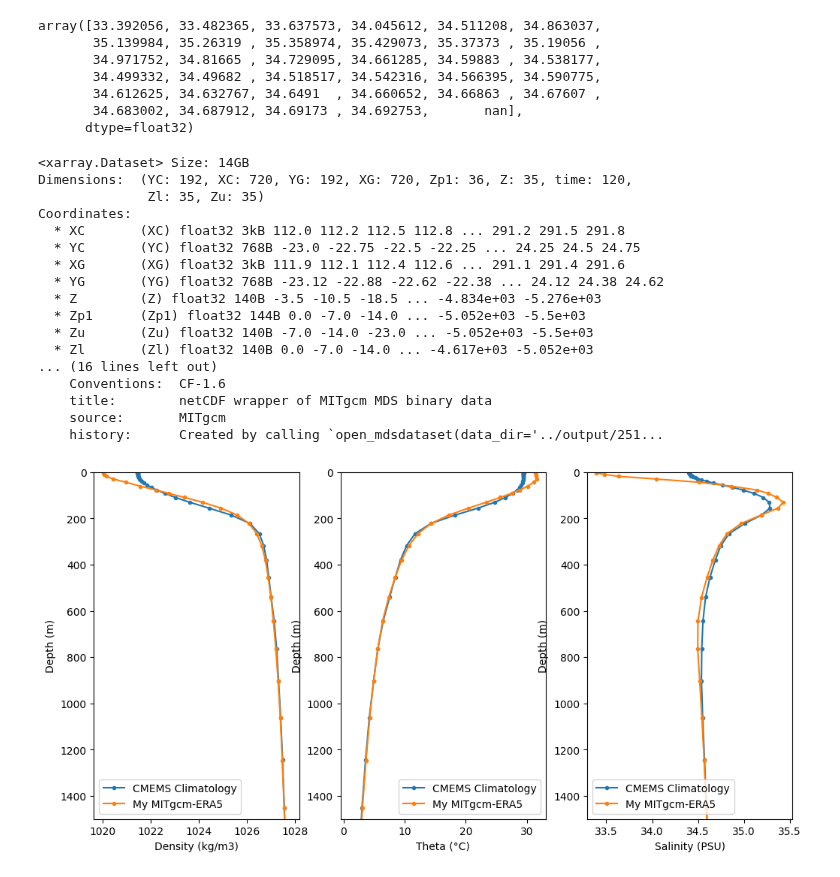
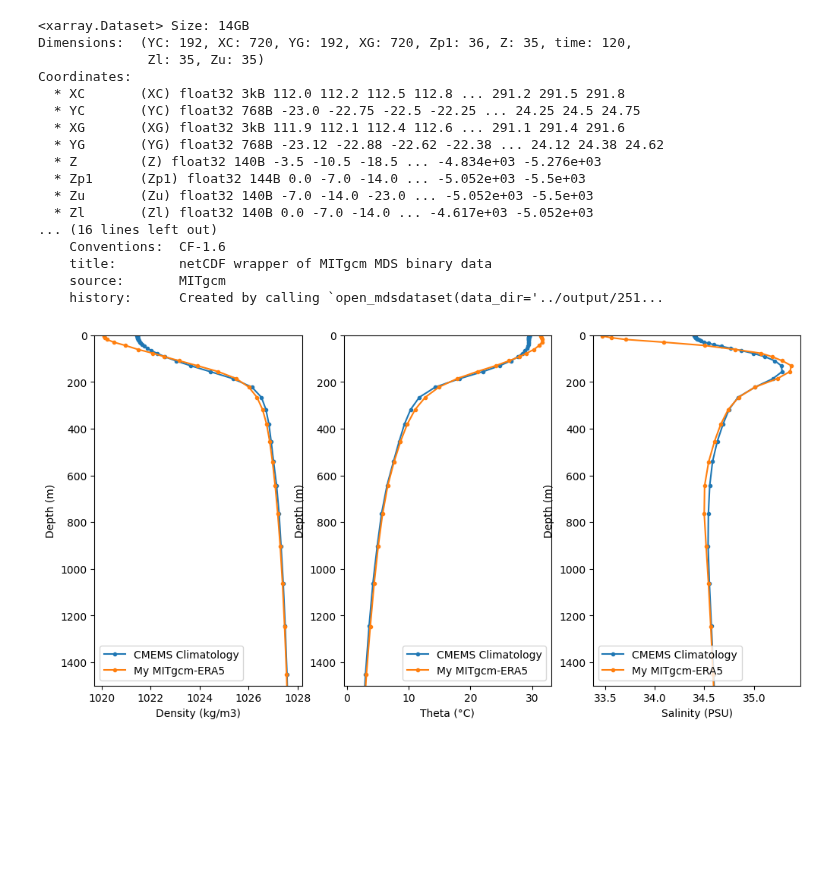
Before and after one commit to FattyZH/eqp-dlfv-mitgcm-era5, a Jupyter notebook: script/cmp.ipynb, the cells around one changed output. Cells and saved outputs as stored; diff of their text form; code cells hidden in the pictures; blank space fills up the shorter version.

```diff
--- a/script/cmp.ipynb
+++ b/script/cmp.ipynb
@@ -1,13 +1,3 @@
-# %%
-s
-# %% [output]
-array([33.392056, 33.482365, 33.637573, 34.045612, 34.511208, 34.863037,
-       35.139984, 35.26319 , 35.358974, 35.429073, 35.37373 , 35.19056 ,
-       34.971752, 34.81665 , 34.729095, 34.661285, 34.59883 , 34.538177,
-       34.499332, 34.49682 , 34.518517, 34.542316, 34.566395, 34.590775,
-       34.612625, 34.632767, 34.6491  , 34.660652, 34.66863 , 34.67607 ,
-       34.683002, 34.687912, 34.69173 , 34.692753,       nan],
-      dtype=float32)
 # %%
 import xarray as xr
 import numpy as np
@@ -16,7 +6,7 @@ import seawater as sw
 from mit_utils import open_mds
 path = '../../data/'
 pclim = path+'cmems_climatology_mon.nc'
-path = '../output/251214_121401/'
+path = '../output/251215_110941/'
 pgrid = path+'grid.nc'
 pdync = path+'dync.nc'
 tl,zl,yl,xl = slice(None),slice(-1),slice(-8,8),slice(155,160)
@@ -61,35 +51,35 @@ plt.plot(to,dep,marker='.',label='CMEMS Climatology')
 plt.plot(t,-z,marker='.',label='My MITgcm-ERA5')
 plt.xlabel('Theta (°C)')
 plt.ylabel('Depth (m)')
 plt.ylim(1500,0)
 plt.legend()
 plt.subplot(133)
 plt.plot(so,dep,marker='.',label='CMEMS Climatology')
 plt.plot(s,-z,marker='.',label='My MITgcm-ERA5')
 plt.xlabel('Salinity (PSU)')
 plt.ylabel('Depth (m)')
 plt.ylim(1500,0)
 plt.legend()
-plt.savefig(path+'profile.png',dpi=300)
+plt.savefig(path+'_profile.png',dpi=300)
 # %% [output]
 <xarray.Dataset> Size: 14GB
 Dimensions:  (YC: 192, XC: 720, YG: 192, XG: 720, Zp1: 36, Z: 35, time: 120,
               Zl: 35, Zu: 35)
 Coordinates:
   * XC       (XC) float32 3kB 112.0 112.2 112.5 112.8 ... 291.2 291.5 291.8
   * YC       (YC) float32 768B -23.0 -22.75 -22.5 -22.25 ... 24.25 24.5 24.75
   * XG       (XG) float32 3kB 111.9 112.1 112.4 112.6 ... 291.1 291.4 291.6
   * YG       (YG) float32 768B -23.12 -22.88 -22.62 -22.38 ... 24.12 24.38 24.62
   * Z        (Z) float32 140B -3.5 -10.5 -18.5 ... -4.834e+03 -5.276e+03
   * Zp1      (Zp1) float32 144B 0.0 -7.0 -14.0 ... -5.052e+03 -5.5e+03
   * Zu       (Zu) float32 140B -7.0 -14.0 -23.0 ... -5.052e+03 -5.5e+03
   * Zl       (Zl) float32 140B 0.0 -7.0 -14.0 ... -4.617e+03 -5.052e+03
 ... (16 lines left out)
     Conventions:  CF-1.6
     title:        netCDF wrapper of MITgcm MDS binary data
     source:       MITgcm
     history:      Created by calling `open_mdsdataset(data_dir='../output/251...
-[figure, old version]
+[figure, new version]
 # %%
 import xarray as xr
 import numpy as np
```
Also changed, not shown: parts of 1 cell of this notebook, 6 other files.
